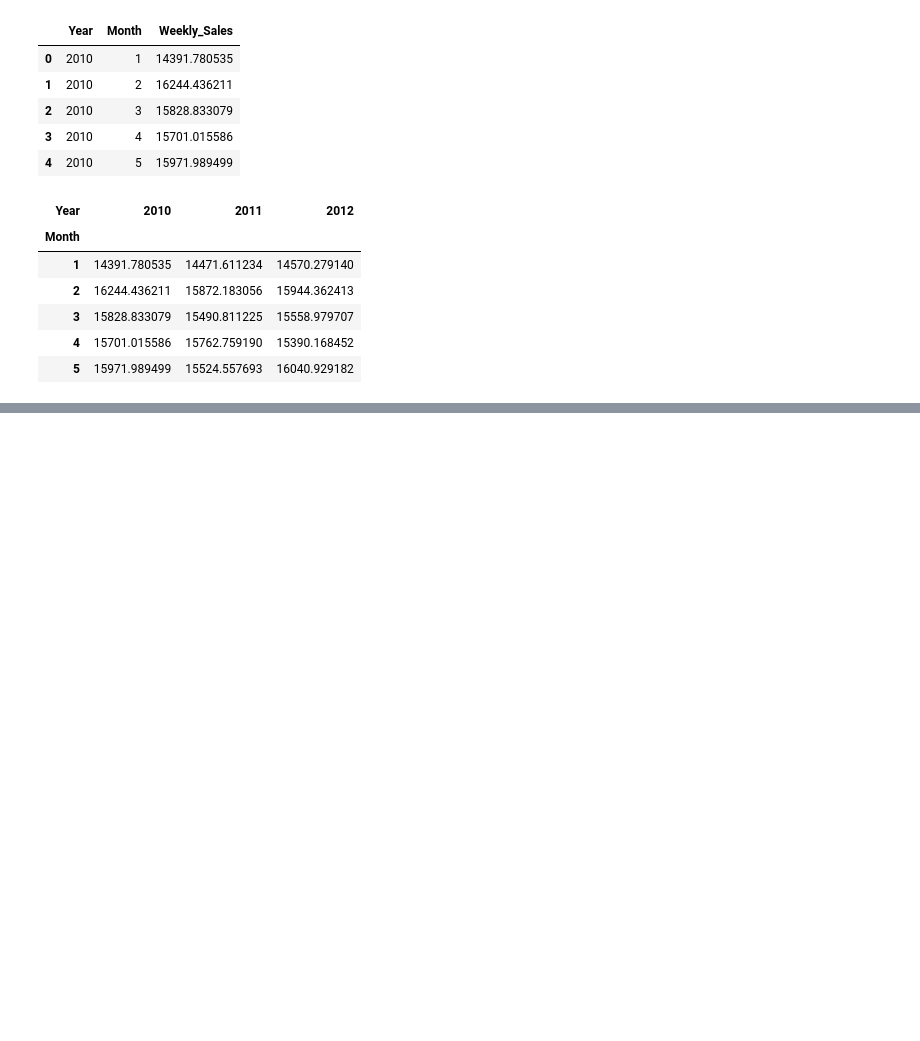
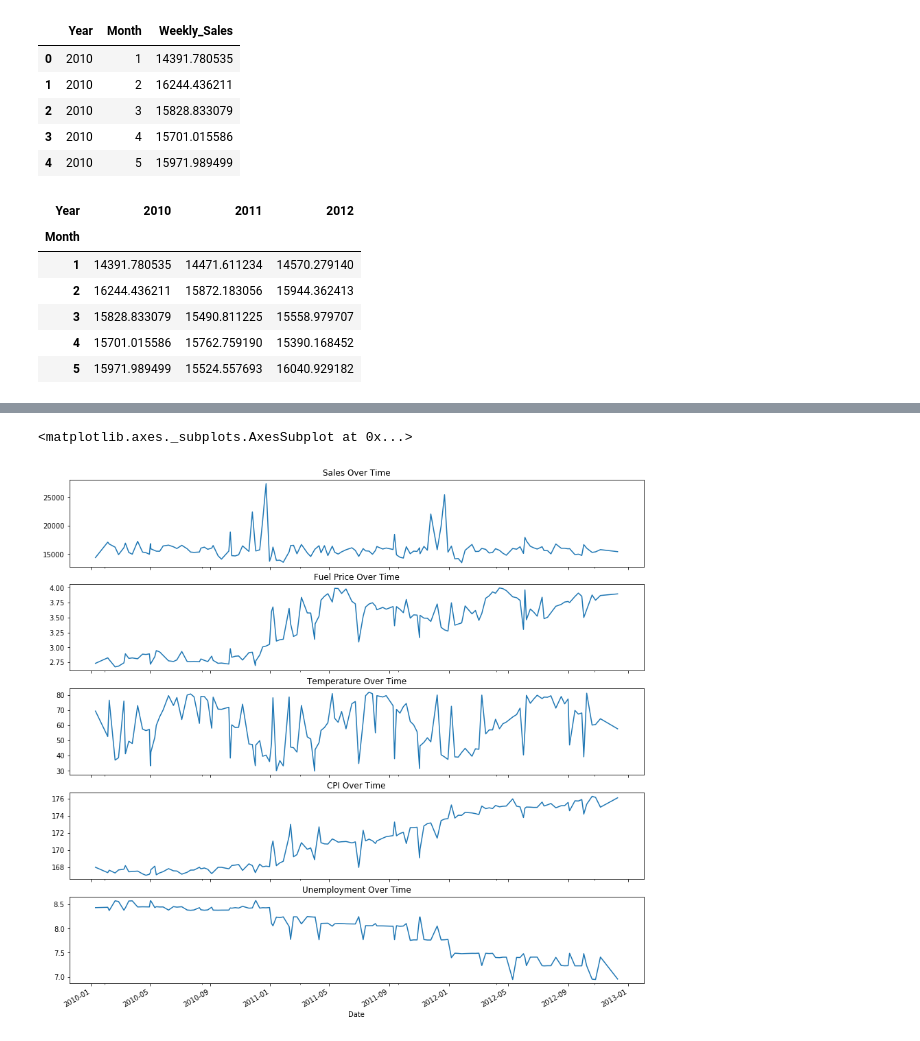
Before and after one commit to divyabudale/Retail_Store, a Jupyter notebook: Retail_Data_Analytics.ipynb, the cells around one changed output, grey strips where cells are left out. Saved outputs shown, nothing was run; the diff lists cells and outputs as text; code cells hidden in the pictures; blank space fills up the shorter version.

```diff
--- a/Retail_Data_Analytics.ipynb
+++ b/Retail_Data_Analytics.ipynb
@@ -167,0 +160,5 @@ plt.legend(title = 'Year')
+# %%
+date_insights = df[['Date','Weekly_Sales','Fuel_Price','Temperature','CPI','Unemployment']]
+date_insights = date_insights.groupby('Date').agg({'Weekly_Sales':'mean','Fuel_Price':'mean','Temperature':'mean','CPI':'mean','Unemployment':'mean'})
+
+date_insights.head()
@@ -167,0 +173,10 @@ plt.legend(title = 'Year')
+# %%
+fig, ax = plt.subplots(5,1,figsize=(15,15),sharex=True)
+date_insights['Weekly_Sales'].plot(ax=ax[0],title="Sales Over Time")
+date_insights['Fuel_Price'].plot(ax=ax[1],title="Fuel Price Over Time")
+date_insights['Temperature'].plot(ax=ax[2],title="Temperature Over Time")
+date_insights['CPI'].plot(ax=ax[3],title="CPI Over Time")
+date_insights['Unemployment'].plot(ax=ax[4],title="Unemployment Over Time")
+# %% [output]
+<matplotlib.axes._subplots.AxesSubplot at 0x...>
+[figure, added]
```
Also changed, not shown: parts of 24 cells of this notebook.
